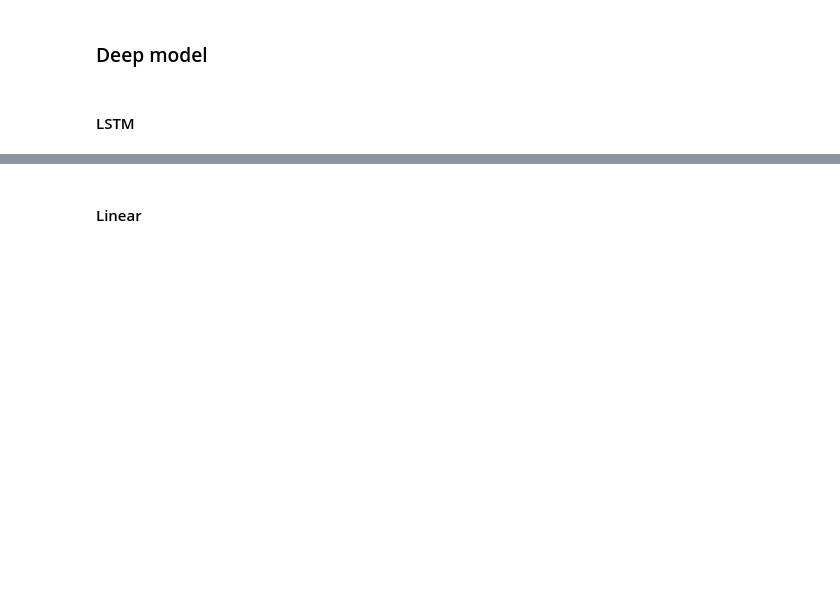
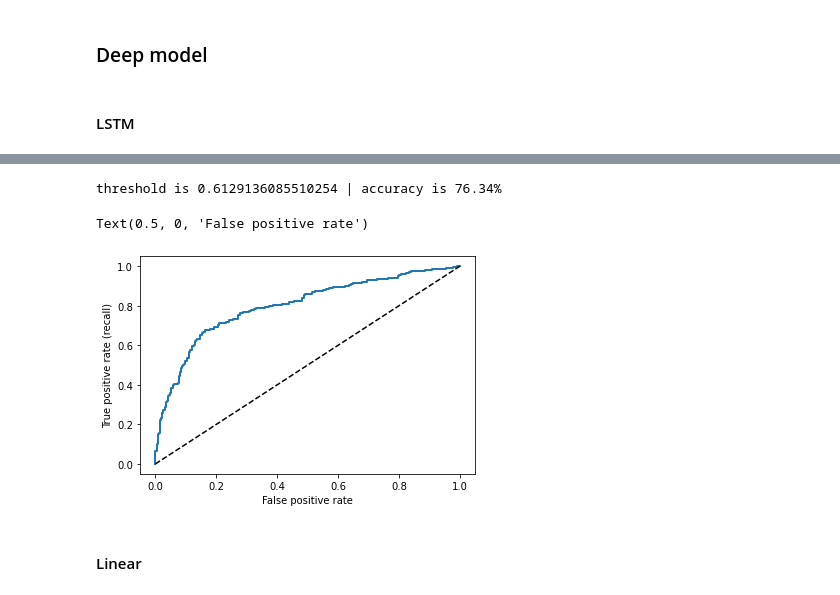
Before and after one commit to ayoubhammal/notebooks_tp_iarn, a Jupyter notebook: projet/spam_ham_classifier.ipynb, the cells around one changed output, grey strips where cells are left out. Drawn from its saved outputs; the diff is of its cells as text; code cells hidden in the pictures; blank space fills up the shorter version.

```diff
--- a/projet/spam_ham_classifier.ipynb
+++ b/projet/spam_ham_classifier.ipynb
@@ -344,22 +367,27 @@ lstm_wrapper.plot_losses()
 # %%
 test_full = [(x[0], x[1].item()) for x in test_dataset]
 
 test_prediction_scores, test_y = zip(*[(lstm_wrapper.predict(torch.unsqueeze(x, dim=0)).item(), y) \
                                        for x, y in list(test_full) if x.shape[0] > 0])
 
 
 fpr, tpr, thresholds = roc_curve(test_y, test_prediction_scores)
 
 gmeans = np.sqrt(tpr * (1-fpr))
 ix = np.argmax(gmeans)
 threshold = thresholds[ix]
 test_prediction = np.asarray([ 1 if x > threshold else 0 for x in test_prediction_scores])
-print("threshold is {0} | accuracy is {0:.2f}%".format(threshold, (test_prediction==np.asarray(test_y)).mean() * 100))
+print("threshold is {0} | accuracy is {1:.2f}%"
+      .format(threshold, (test_prediction==np.asarray(test_y)).mean() * 100))
 
 plt.plot(fpr, tpr, linewidth=2)
 plt.plot([0, 1], [0, 1], 'k--')
 plt.ylabel("True positive rate (recall)")
 plt.xlabel("False positive rate")
+# %% [output]
+threshold is 0.6129136085510254 | accuracy is 76.34%
+Text(0.5, 0, 'False positive rate')
+[figure, added]
 # %% [markdown]
 #### Linear
 # %%
```
Also changed, not shown: parts of 9 cells of this notebook.
